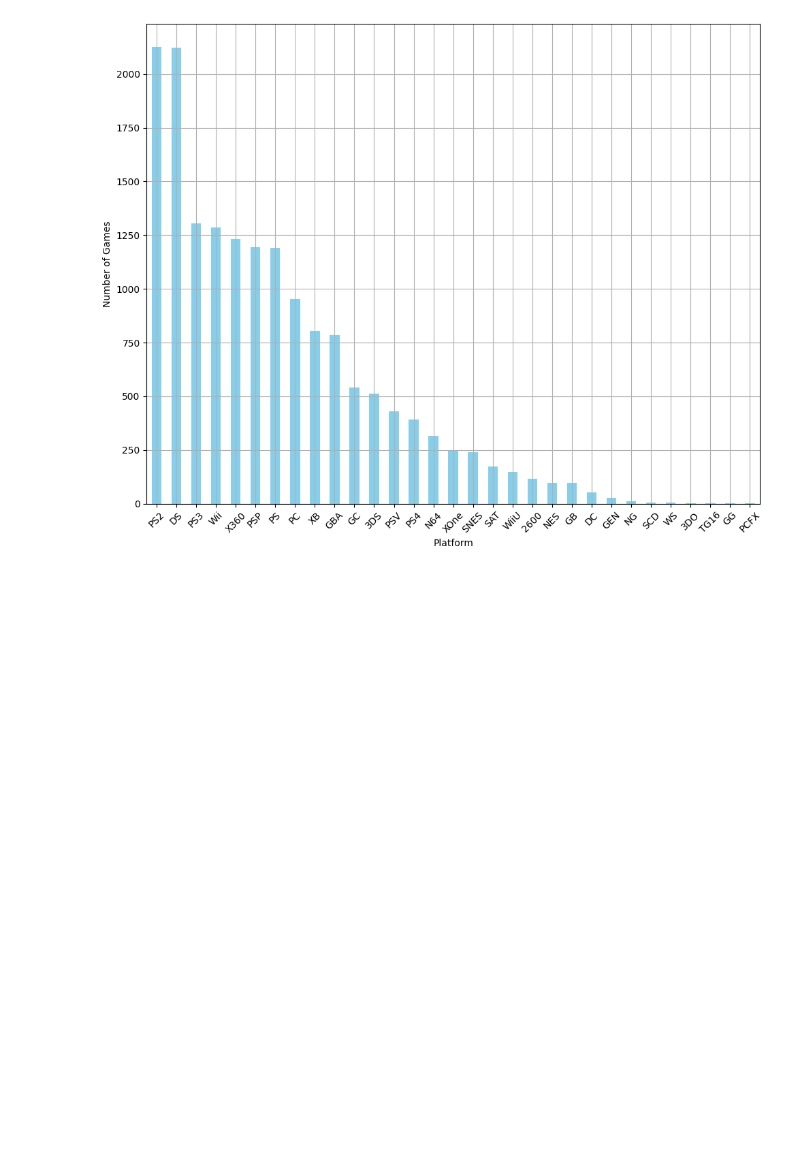
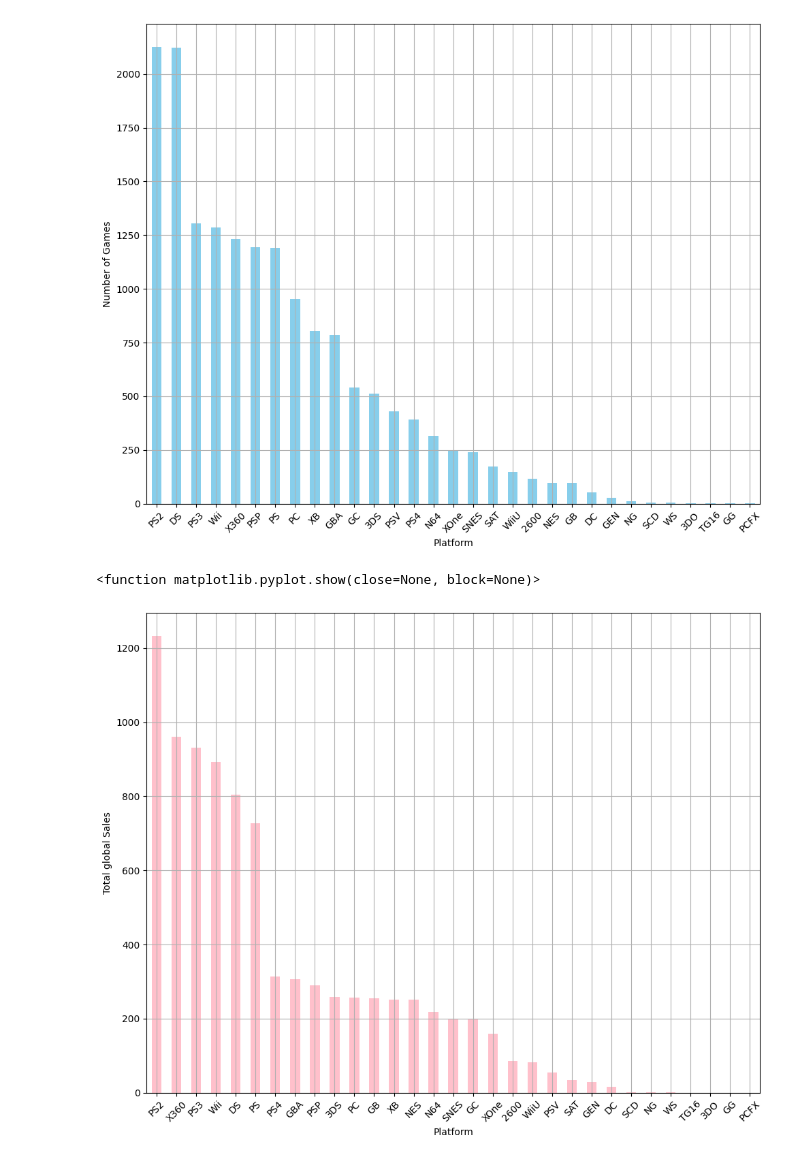
Before and after one commit to Jitesh117/video_game_analysis, a Jupyter notebook: analysis.ipynb, the cells around one changed output. Saved outputs shown, nothing was run; the diff lists cells and outputs as text; code cells hidden in the pictures; blank space fills up the shorter version.

```diff
--- a/analysis.ipynb
+++ b/analysis.ipynb
@@ -176,3 +177,15 @@ plt.tight_layout()
 plt.show()
 # %% [output]
 [figure]
+# %%
+# platform_sales =
+df.groupby('Platform')['Global_Sales'].sum().sort_values(ascending=False).plot(kind='bar',figsize=(10,8),color='pink')
+plt.xticks(rotation=45)
+plt.xlabel('Platform')
+plt.ylabel('Total global Sales')
+plt.grid(True)
+plt.tight_layout()
+plt.show
+# %% [output]
+<function matplotlib.pyplot.show(close=None, block=None)>
+[figure, added]
```
Also changed, not shown: parts of 8 cells of this notebook, 1 other file.
